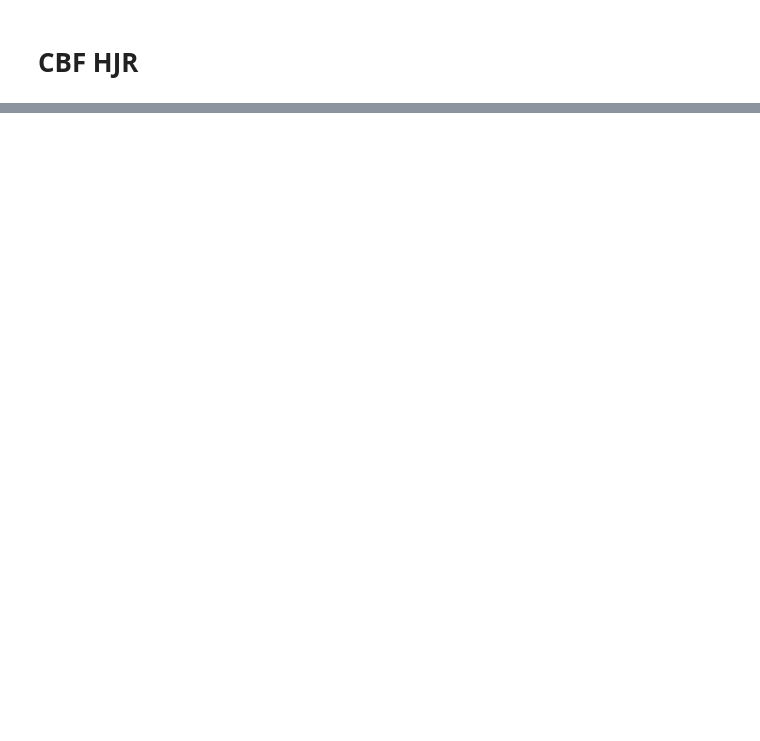
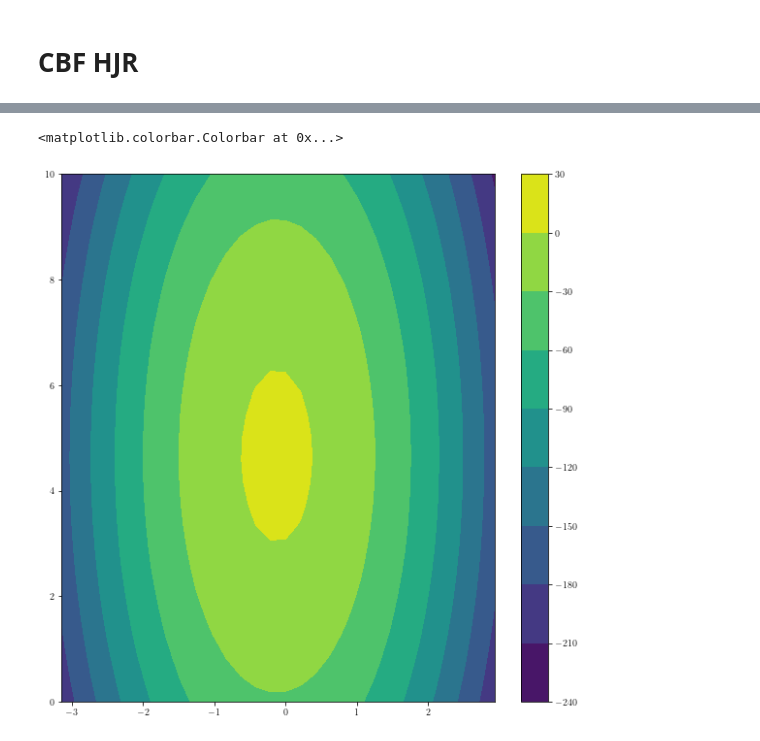
Before and after one commit to UCSD-SASLab/refineCBF, a Jupyter notebook: examples/quad_vertical.ipynb, the cells around one changed output, grey strips where cells are left out. Drawn from its saved outputs; the diff is of its cells as text; code cells hidden in the pictures; blank space fills up the shorter version.

```diff
--- a/examples/quad_vertical.ipynb
+++ b/examples/quad_vertical.ipynb
@@ -178,0 +265,7 @@ target_values = hj.solve(solver_settings, dyn_hjr, grid, times, init_values)
+# %%
+expert_cbf = lambda V, c, x_target: lambda x, t=0.: c - (x - x_target) @ V @ (x - x_target)
+# %%
+state_domain = hj.sets.Box(lo=jnp.array([-30, -8., 0., -8., -jnp.pi, -10.]), hi=jnp.array([30., 8., 10., 8., jnp.pi, 10.]))
+grid_resolution = (5, 5, 25, 25, 30, 25)
+# %%
+extended_grid = grid.from_lattice_parameters_and_boundary_conditions(state_domain, grid_resolution, periodic_dims=4)
@@ -178,0 +275,11 @@ target_values = hj.solve(solver_settings, dyn_hjr, grid, times, init_values)
+# %%
+cbf_alt = expert_cbf(P, 5, x_target_1)
+vals = hj.utils.multivmap(cbf_alt, jnp.arange(6))(extended_grid.states)
+# %%
+
+fig, ax = plt.subplots(figsize=(10,10))
+c = ax.contourf(grid.coordinate_vectors[2], grid.coordinate_vectors[0], vals[3, 2, :, 13, :, 13])
+fig.colorbar(c)
+# %% [output]
+<matplotlib.colorbar.Colorbar at 0x...>
+[figure, added]
```
Also changed, not shown: parts of 45 cells of this notebook.
